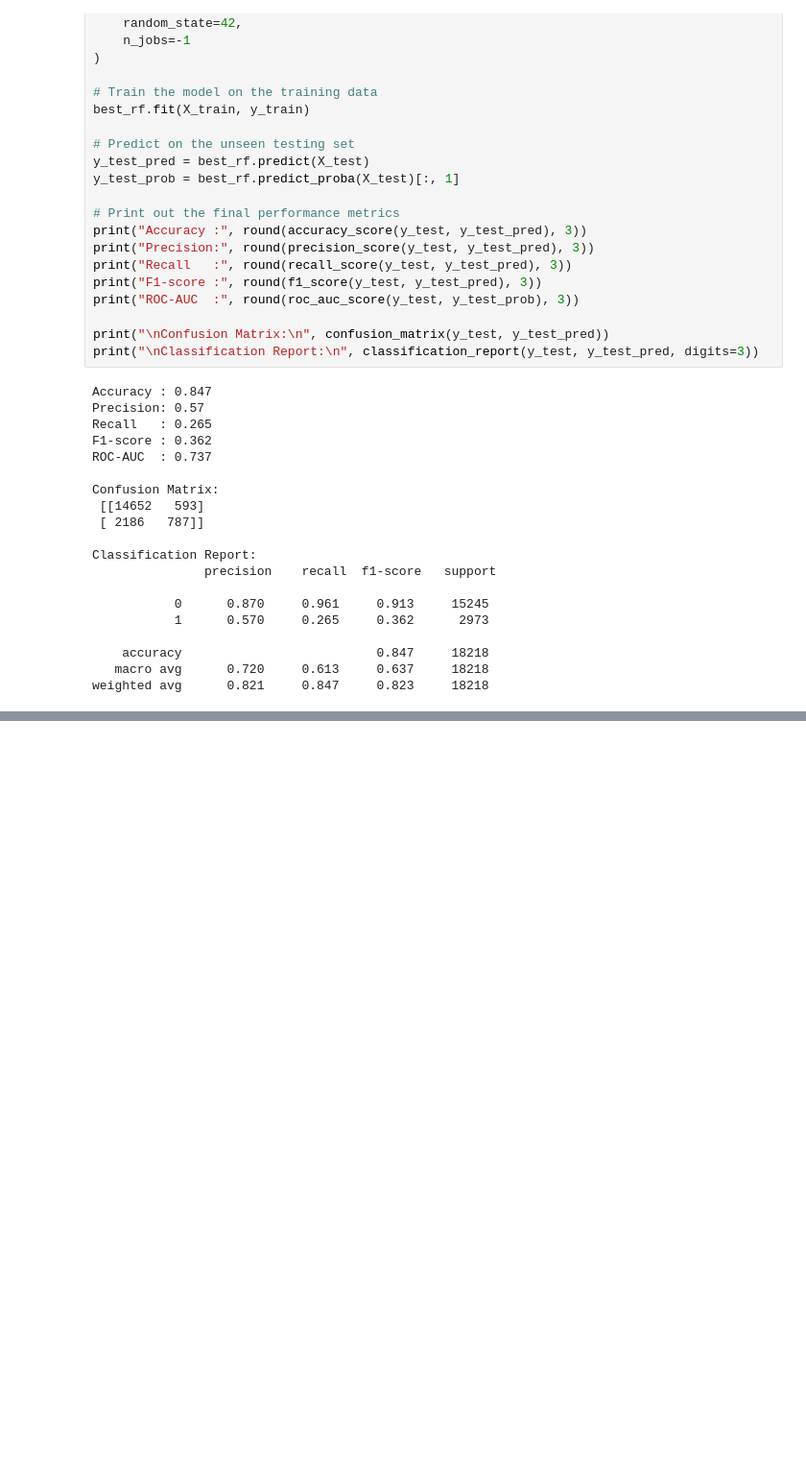
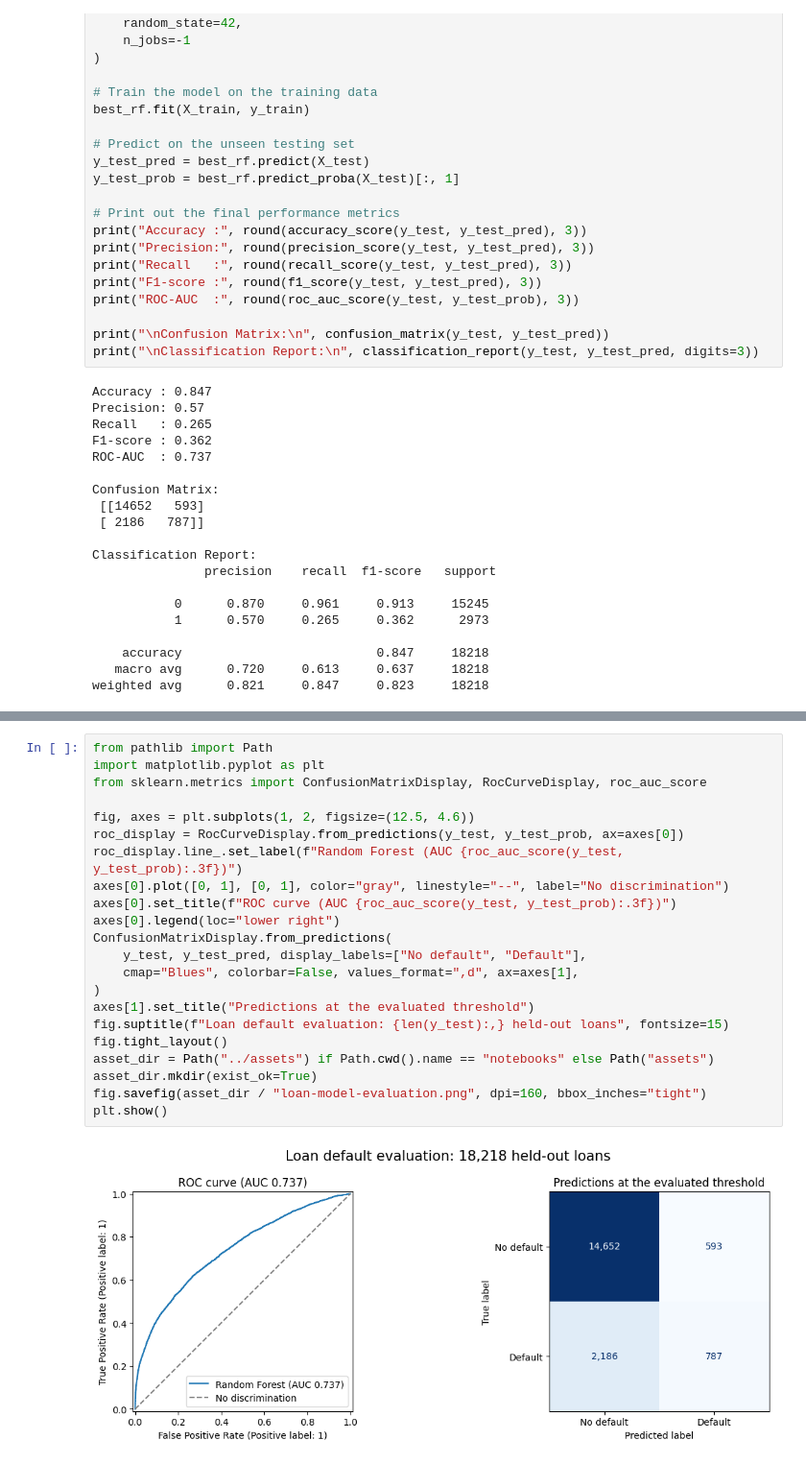
Before and after one commit to JesseCoggins/loan-default-risk-capstone, a Jupyter notebook: notebooks/loan_default_risk_model.ipynb, the cells around one changed output, grey strips where cells are left out. Shown at 96% size. Cells and saved outputs as stored; diff of their text form; blank space fills up the shorter version.

Commit message:
Show held-out ROC curve and confusion matrix

```diff
--- a/notebooks/loan_default_risk_model.ipynb
+++ b/notebooks/loan_default_risk_model.ipynb
@@ -341,0 +346,24 @@ weighted avg      0.821     0.847     0.823     18218
+# %%
+from pathlib import Path
+import matplotlib.pyplot as plt
+from sklearn.metrics import ConfusionMatrixDisplay, RocCurveDisplay, roc_auc_score
+
+fig, axes = plt.subplots(1, 2, figsize=(12.5, 4.6))
+roc_display = RocCurveDisplay.from_predictions(y_test, y_test_prob, ax=axes[0])
+roc_display.line_.set_label(f"Random Forest (AUC {roc_auc_score(y_test, y_test_prob):.3f})")
+axes[0].plot([0, 1], [0, 1], color="gray", linestyle="--", label="No discrimination")
+axes[0].set_title(f"ROC curve (AUC {roc_auc_score(y_test, y_test_prob):.3f})")
+axes[0].legend(loc="lower right")
+ConfusionMatrixDisplay.from_predictions(
+    y_test, y_test_pred, display_labels=["No default", "Default"],
+    cmap="Blues", colorbar=False, values_format=",d", ax=axes[1],
+)
+axes[1].set_title("Predictions at the evaluated threshold")
+fig.suptitle(f"Loan default evaluation: {len(y_test):,} held-out loans", fontsize=15)
+fig.tight_layout()
+asset_dir = Path("../assets") if Path.cwd().name == "notebooks" else Path("assets")
+asset_dir.mkdir(exist_ok=True)
+fig.savefig(asset_dir / "loan-model-evaluation.png", dpi=160, bbox_inches="tight")
+plt.show()
+# %% [output]
+[figure, added]
```
Also changed, not shown: parts of 15 cells of this notebook, 3 other files.
